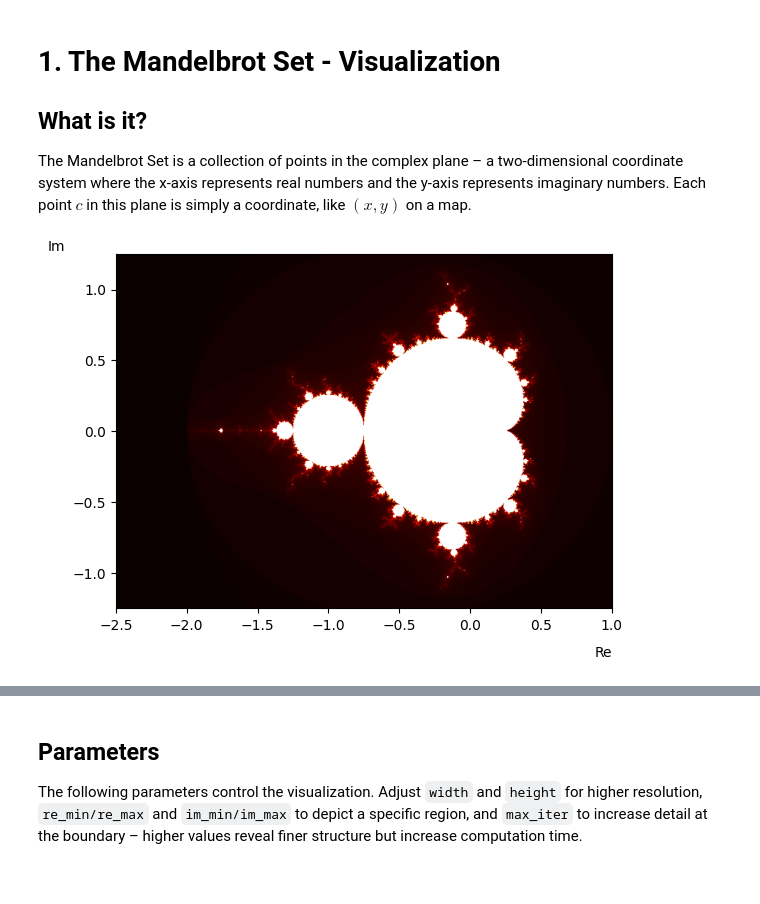
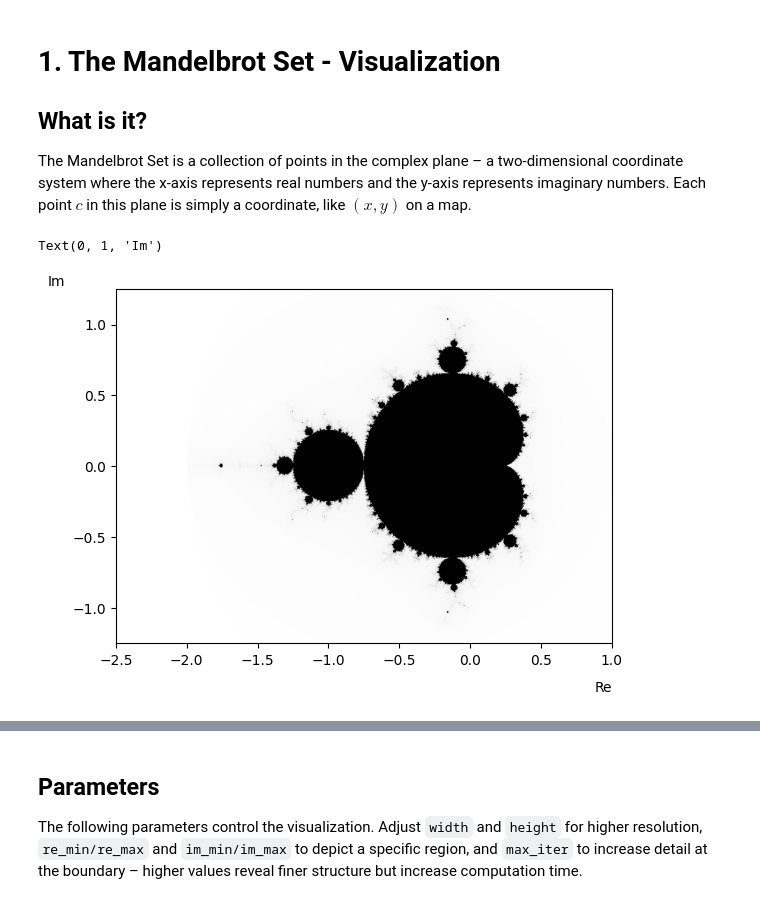
Before and after one commit to Quan1umBacon/Mandelbrot-visualization-project, a Jupyter notebook: mandelbrot_basic.ipynb, the cells around one changed output, grey strips where cells are left out. Drawn from its saved outputs; the diff is of its cells as text; code cells hidden in the pictures.

```diff
--- a/mandelbrot_basic.ipynb
+++ b/mandelbrot_basic.ipynb
@@ -8,12 +8,12 @@ import matplotlib.colors as colors
 ## What is it?
 The Mandelbrot Set is a collection of points in the complex plane – a two-dimensional coordinate system where the x-axis represents real numbers and the y-axis represents imaginary numbers. Each point $c$ in this plane is simply a coordinate, like $(x, y)$ on a map.
 # %%
-plt.imshow(result_array_2d, origin='lower', extent=[re_min, re_max, im_min, im_max], cmap='hot', norm=colors.PowerNorm(gamma=0.8))
+plt.imshow(result_array_2d, origin='lower', extent=[re_min, re_max, im_min, im_max], cmap='Greys', norm=colors.PowerNorm(gamma=0.8))
 plt.xlabel("Re", labelpad=10, loc='right')
 plt.ylabel("Im", rotation=0, labelpad=5, loc='top')
-plt.show()
 # %% [output]
+Text(0, 1, 'Im')
-[figure, old version]
+[figure, new version]
 # %% [markdown]
 ## The simple rule
 For every point $c$, we apply one simple rule, over and over again:
```
Also changed, not shown: parts of 2 cells of this notebook, 3 other files.
